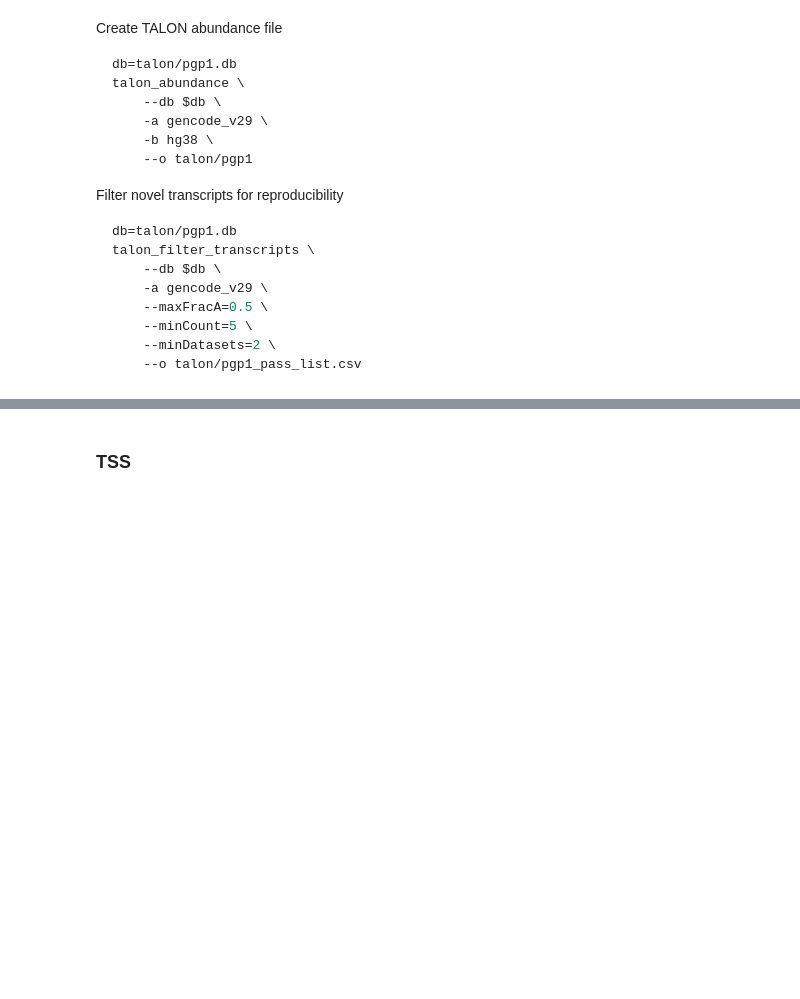
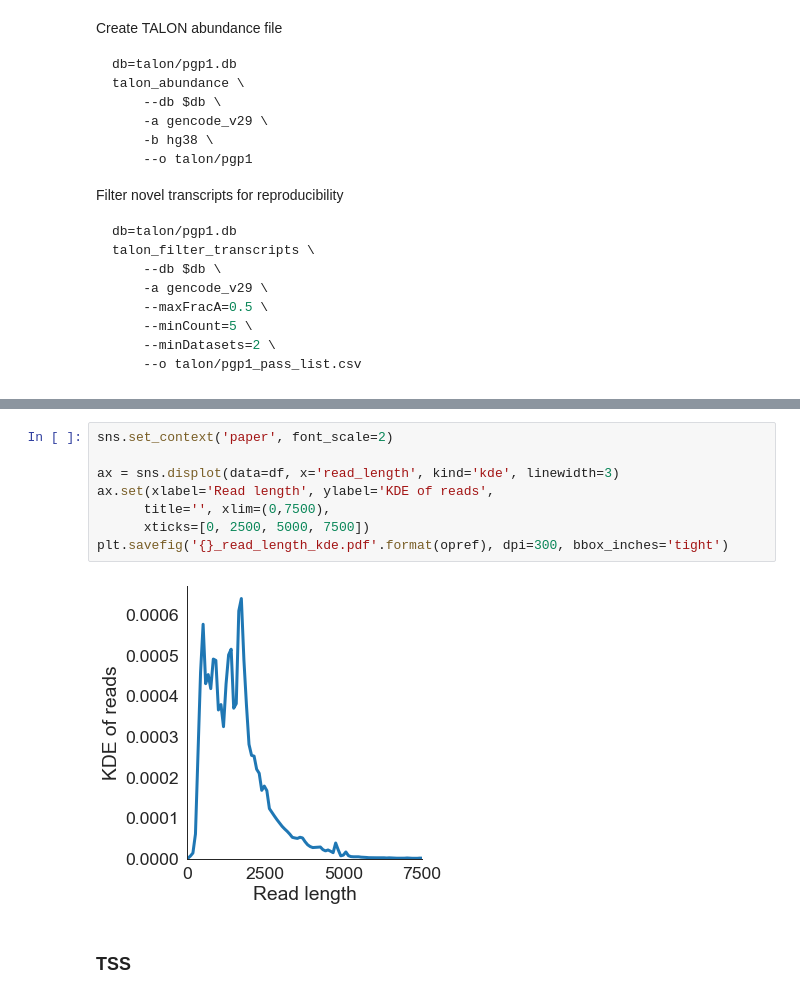
Before and after one commit to fairliereese/210413_pgp1, a Jupyter notebook: pgp1_lr.ipynb, the cells around one changed output, grey strips where cells are left out. Cells and saved outputs as stored; diff of their text form; blank space fills up the shorter version.

```diff
--- a/pgp1_lr.ipynb
+++ b/pgp1_lr.ipynb
@@ -42,3 +229,13 @@ talon_filter_transcripts \
+# %%
+sns.set_context('paper', font_scale=2)
+
+ax = sns.displot(data=df, x='read_length', kind='kde', linewidth=3)
+ax.set(xlabel='Read length', ylabel='KDE of reads',
+      title='', xlim=(0,7500),
+      xticks=[0, 2500, 5000, 7500])
+plt.savefig('{}_read_length_kde.pdf'.format(opref), dpi=300, bbox_inches='tight')
+# %% [output]
+[figure, added]
 # %% [markdown]
 ### TSS
 # %% [markdown]
```
Also changed, not shown: parts of 28 cells of this notebook, 3 other files.
